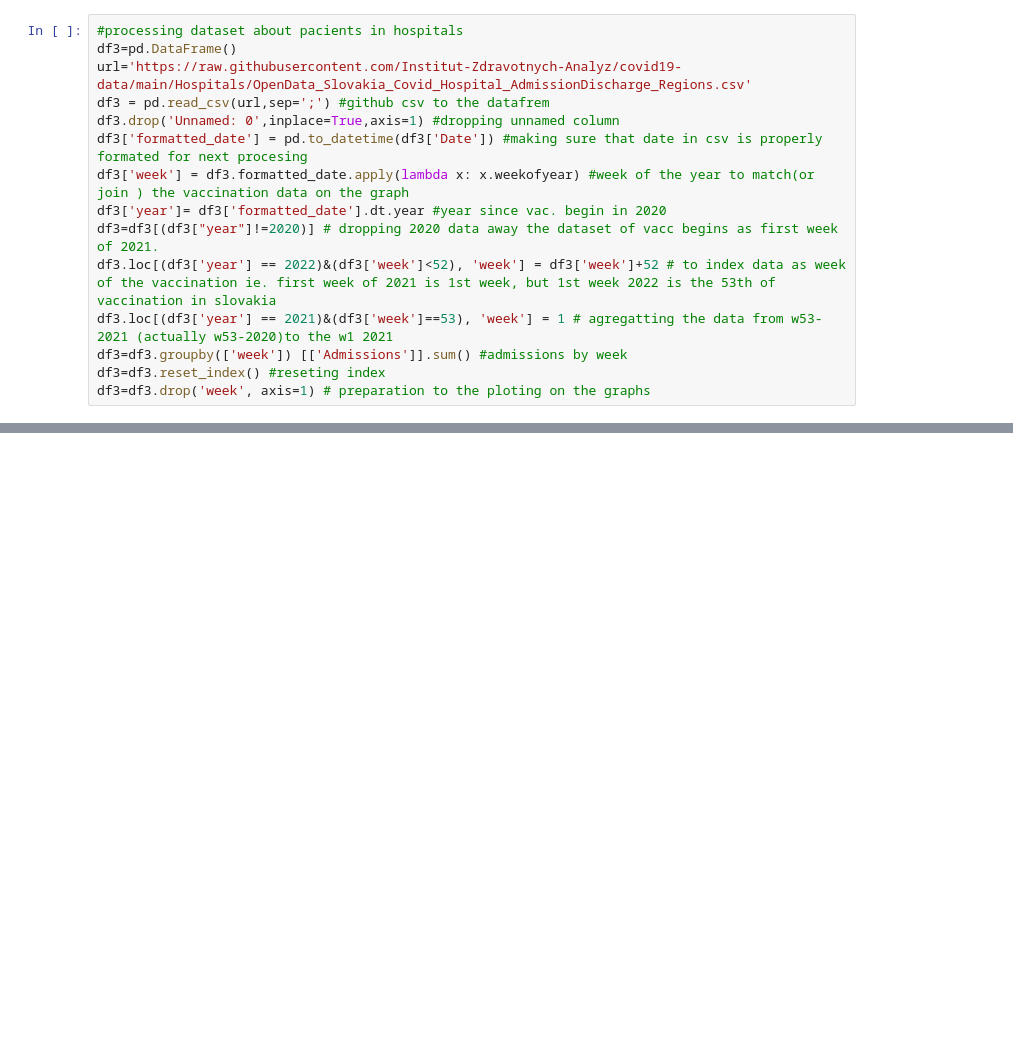
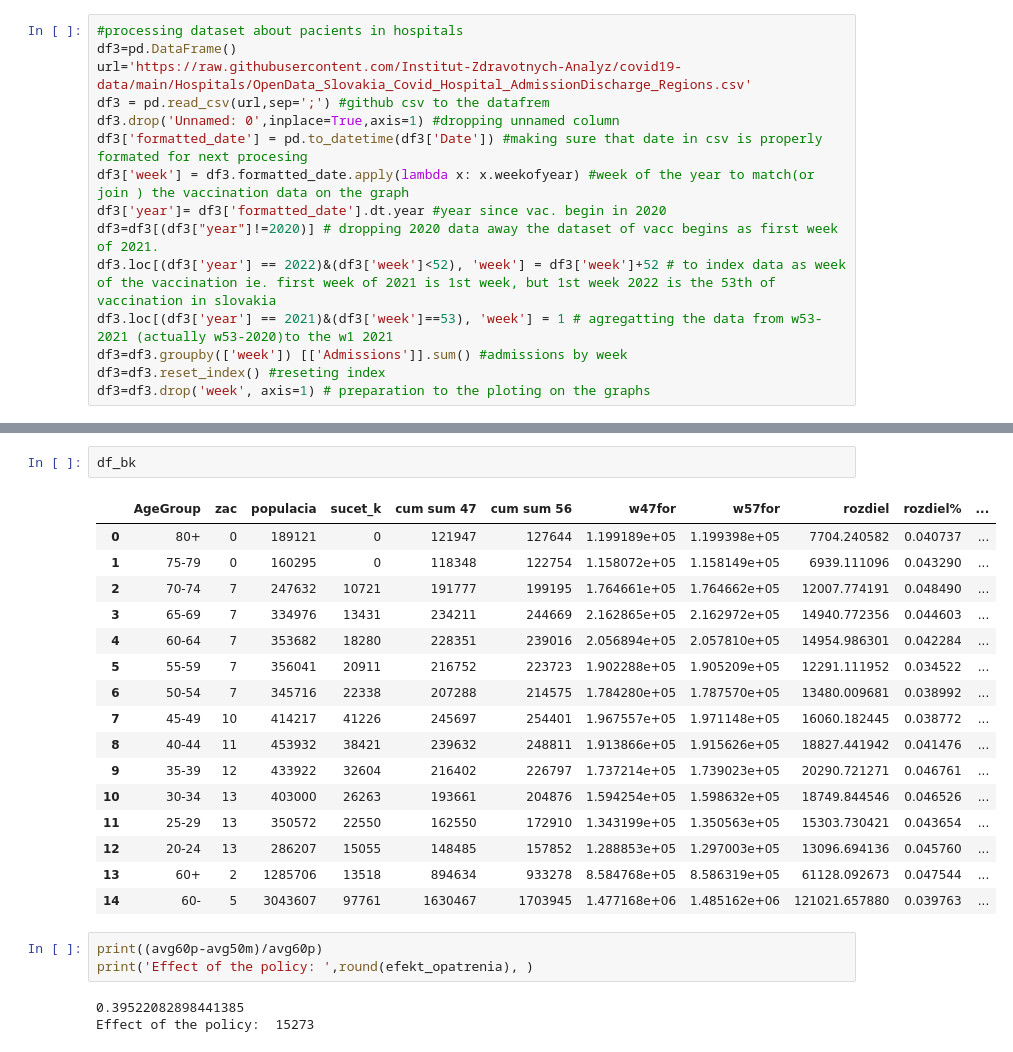
Before and after one commit to tomato54/projekt, a Jupyter notebook: Posielanie-dat-ockovanie-do-git.ipynb, the cells around one changed output, grey strips where cells are left out. Saved outputs shown, nothing was run; the diff lists cells and outputs as text; blank space fills up the shorter version.

```diff
--- a/Posielanie-dat-ockovanie-do-git.ipynb
+++ b/Posielanie-dat-ockovanie-do-git.ipynb
@@ -329,0 +569,25 @@ IndentationError: unexpected indent (<ipython-input-12-1f5181c4099b>, line 2)
+# %%
+df_bk
+# %% [output]
+|  | AgeGroup | zac | populacia | sucet_k | cum sum 47 | cum sum 56 | w47for | w57for | rozdiel | rozdiel% | ... |
+| 0 | 80+ | 0 | 189121 | 0 | 121947 | 127644 | 1.199189e+05 | 1.199398e+05 | 7704.240582 | 0.040737 | ... |
+| 1 | 75-79 | 0 | 160295 | 0 | 118348 | 122754 | 1.158072e+05 | 1.158149e+05 | 6939.111096 | 0.043290 | ... |
+| 2 | 70-74 | 7 | 247632 | 10721 | 191777 | 199195 | 1.764661e+05 | 1.764662e+05 | 12007.774191 | 0.048490 | ... |
+| 3 | 65-69 | 7 | 334976 | 13431 | 234211 | 244669 | 2.162865e+05 | 2.162972e+05 | 14940.772356 | 0.044603 | ... |
+| 4 | 60-64 | 7 | 353682 | 18280 | 228351 | 239016 | 2.056894e+05 | 2.057810e+05 | 14954.986301 | 0.042284 | ... |
+| 5 | 55-59 | 7 | 356041 | 20911 | 216752 | 223723 | 1.902288e+05 | 1.905209e+05 | 12291.111952 | 0.034522 | ... |
+| 6 | 50-54 | 7 | 345716 | 22338 | 207288 | 214575 | 1.784280e+05 | 1.787570e+05 | 13480.009681 | 0.038992 | ... |
+| 7 | 45-49 | 10 | 414217 | 41226 | 245697 | 254401 | 1.967557e+05 | 1.971148e+05 | 16060.182445 | 0.038772 | ... |
+| 8 | 40-44 | 11 | 453932 | 38421 | 239632 | 248811 | 1.913866e+05 | 1.915626e+05 | 18827.441942 | 0.041476 | ... |
+| 9 | 35-39 | 12 | 433922 | 32604 | 216402 | 226797 | 1.737214e+05 | 1.739023e+05 | 20290.721271 | 0.046761 | ... |
+| 10 | 30-34 | 13 | 403000 | 26263 | 193661 | 204876 | 1.594254e+05 | 1.598632e+05 | 18749.844546 | 0.046526 | ... |
+| 11 | 25-29 | 13 | 350572 | 22550 | 162550 | 172910 | 1.343199e+05 | 1.350563e+05 | 15303.730421 | 0.043654 | ... |
+| 12 | 20-24 | 13 | 286207 | 15055 | 148485 | 157852 | 1.288853e+05 | 1.297003e+05 | 13096.694136 | 0.045760 | ... |
+| 13 | 60+ | 2 | 1285706 | 13518 | 894634 | 933278 | 8.584768e+05 | 8.586319e+05 | 61128.092673 | 0.047544 | ... |
+| 14 | 60- | 5 | 3043607 | 97761 | 1630467 | 1703945 | 1.477168e+06 | 1.485162e+06 | 121021.657880 | 0.039763 | ... |
+# %%
+print((avg60p-avg50m)/avg60p)
+print('Effect of the policy: ',round(efekt_opatrenia), )
+# %% [output]
+0.39522082898441385
+Effect of the policy:  15273
```
Also changed, not shown: parts of 9 cells of this notebook, 3 other files.
